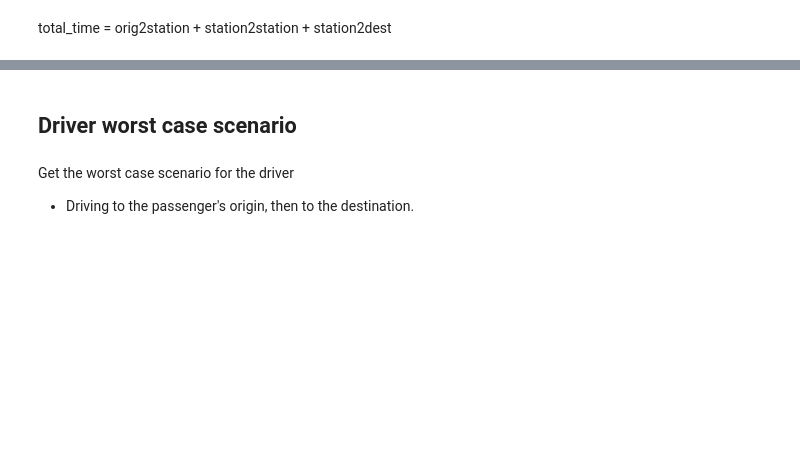
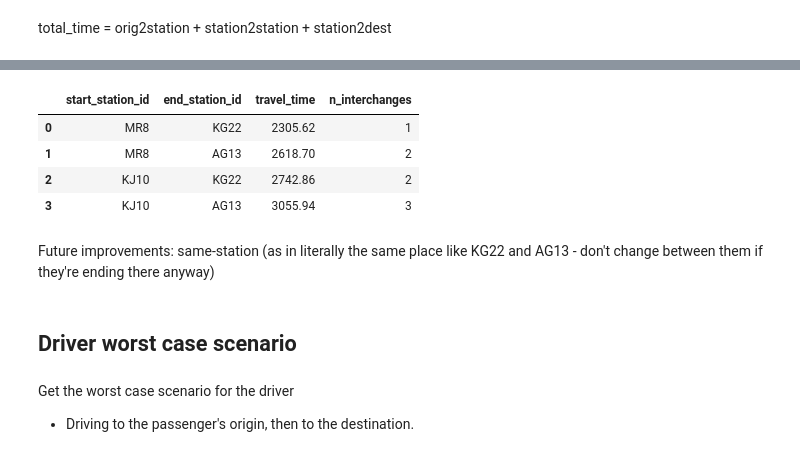
Before and after one commit to noisedoctrine/pickmeup, a Jupyter notebook: route_apis.ipynb, the cells around one changed output, grey strips where cells are left out. Drawn from its saved outputs; the diff is of its cells as text; code cells hidden in the pictures; blank space fills up the shorter version.

Commit message:
end to end public transit route planning complete

```diff
--- a/route_apis.ipynb
+++ b/route_apis.ipynb
@@ -732,9 +714,2 @@ orig_stations
 # %% [markdown]
 total_time = orig2station + station2station + station2dest
-# %%
-# Pairwise comparison
-station2station = []
-for a, b in itertools.product(orig_stations.index, dest_stations.index):
-	# Get the transit map time
-	length, path = station_to_station_route(G, a, b)
-	station2station.append({a, b, length})
@@ -756,2 +734,0 @@ et = pd.Series(zz[2]).rename('edge').to_frame()
-# %%
-path = pd.Series(zz[1]).rename('stop_id')
@@ -793,3 +735,38 @@ dtype: int32
+# %%
+# Pairwise comparison
+station2station = []
+for a, b in itertools.product(orig_stations.index, dest_stations.index):
+	# Get the transit map time
+	length, path, interchanges = station_to_station_route(G, a, b)
+	station2station.append({
+		'start_station_id'	: a,
+		'end_station_id'	: b,
+		'travel_time'		: length,
+		'route'				: path,
+		'interchanges'		: interchanges
+		# 'highlight_stations':highlight_stations
+	})
+del a, b, length, path, interchanges
+station2station = pd.DataFrame.from_records(station2station)
+# %%
+# End to end time by public transit
+e2e = station2station[['start_station_id','end_station_id','travel_time','interchanges']].copy()
+e2e['n_interchanges'] = e2e['interchanges'].str.len()
+e2e['travel_time'] += (
+    station2station['start_station_id'].map(orig_stations['travel_time']) +
+    station2station['end_station_id'].map(dest_stations['travel_time'])
+)
+e2e = e2e.sort_values('travel_time').drop(columns=['interchanges'])
+# %%
+e2e
+# %% [output]
+|  | start_station_id | end_station_id | travel_time | n_interchanges |
+| 0 | MR8 | KG22 | 2305.62 | 1 |
+| 1 | MR8 | AG13 | 2618.70 | 2 |
+| 2 | KJ10 | KG22 | 2742.86 | 2 |
+| 3 | KJ10 | AG13 | 3055.94 | 3 |
+# %% [markdown]
+Future improvements: same-station (as in literally the same place like KG22 and AG13 - don't change between them if they're ending there anyway)
 # %% [markdown]
 ## Driver worst case scenario
 # %% [markdown]
```
Also changed, not shown: parts of 11 cells of this notebook.
